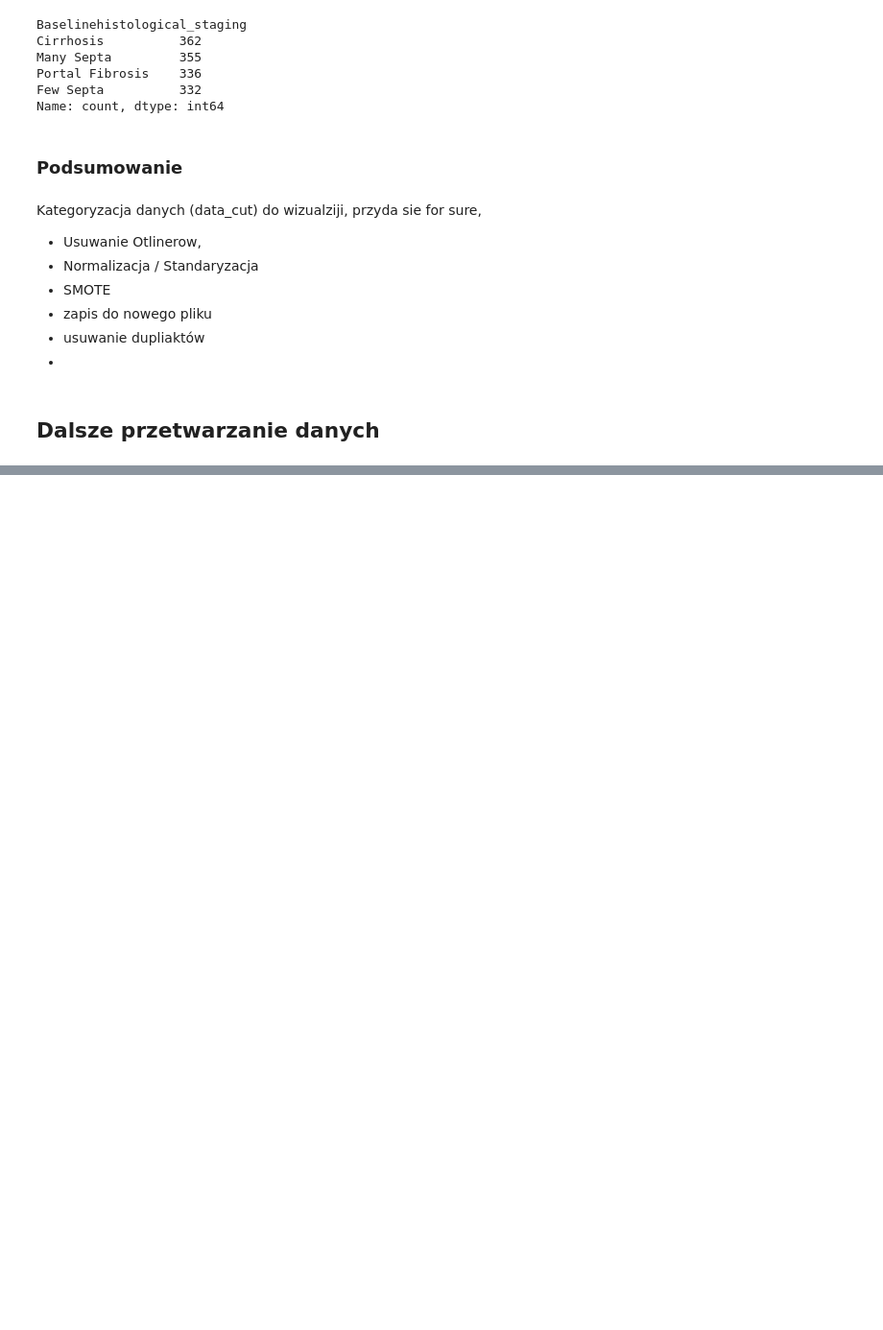
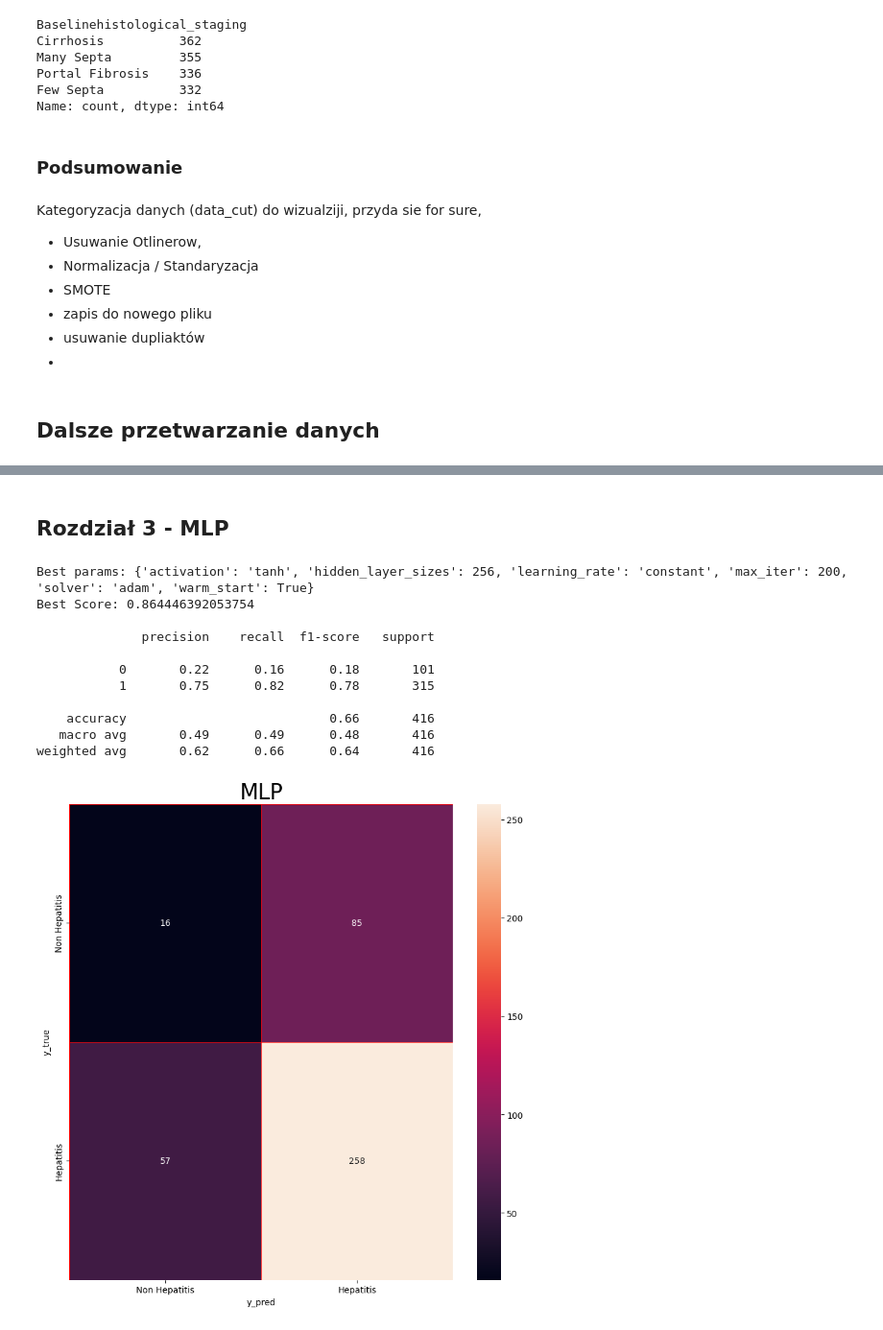
Before and after one commit to Meikelele/thesis, a Jupyter notebook: dev.ipynb, the cells around one changed output, grey strips where cells are left out. Shown at 96% size. Cells and saved outputs as stored; diff of their text form; code cells hidden in the pictures; blank space fills up the shorter version.

Commit message:
( 1 - 10 ) models with optimalization

```diff
--- a/dev.ipynb
+++ b/dev.ipynb
@@ -213,0 +413,17 @@ Kategoryzacja danych (data_cut) do wizualziji, przyda sie for sure,
+# %%
+# XGBoost dla GridSearchCV - zamienic na RandomizedSearchCV i Optuna
+model_xgb = GridSearchCV(gbm,param_grid=params_xgb, cv=5,n_jobs=-1)
+model_xgb.fit(X_train,y_train)
+
+print("Best params: "+str(model_xgb.best_params_))
+print("Best Score: "+str(model_xgb.best_score_)+'\n')
+
+scores = pd.DataFrame(model_xgb.cv_results_)
+scores.sort_values(by="rank_test_score")
+
+y_train_pred_xgb = model_xgb.predict(X_train)
+y_test_pred_xgb = model_xgb.predict(X_test)
+
+print(classification_report(y_test, y_test_pred_xgb))
+
+confusion(y_test,y_test_pred_xgb,"XGB")
@@ -213,0 +452,41 @@ Kategoryzacja danych (data_cut) do wizualziji, przyda sie for sure,
+# %% [markdown]
+## Rozdział 3 - MLP
+# %%
+clf = MLPClassifier(random_state=42)
+params_MLP = {
+        "hidden_layer_sizes":[64,128,256],
+        "activation":["identity", "logistic", "tanh", "relu"],
+        'solver': ["lbfgs", "sgd", "adam"],
+        "learning_rate":["constant", "invscaling", "adaptive"],
+        'max_iter': [100,200],
+        "warm_start":[True]
+}
+
+model_MLP = GridSearchCV(clf,param_grid=params_MLP, cv=3,n_jobs=-1)
+model_MLP.fit(X_train,y_train)
+
+print("Best params: "+str(model_MLP.best_params_))
+print("Best Score: "+str(model_MLP.best_score_)+'\n')
+
+scores = pd.DataFrame(model_MLP.cv_results_)
+scores.sort_values(by="rank_test_score")
+
+y_train_pred_MLP = model_MLP.predict(X_train)
+y_test_pred_MLP = model_MLP.predict(X_test)
+
+print(classification_report(y_test, y_test_pred_MLP))
+
+confusion(y_test,y_test_pred_MLP,"MLP")
+# %% [output]
+Best params: {'activation': 'tanh', 'hidden_layer_sizes': 256, 'learning_rate': 'constant', 'max_iter': 200, 'solver': 'adam', 'warm_start': True}
+Best Score: 0.864446392053754
+
+              precision    recall  f1-score   support
+
+           0       0.22      0.16      0.18       101
+           1       0.75      0.82      0.78       315
+
+    accuracy                           0.66       416
+   macro avg       0.49      0.49      0.48       416
+weighted avg       0.62      0.66      0.64       416
+[figure, added]
```
Also changed, not shown: parts of 29 cells of this notebook, 30 other files.
